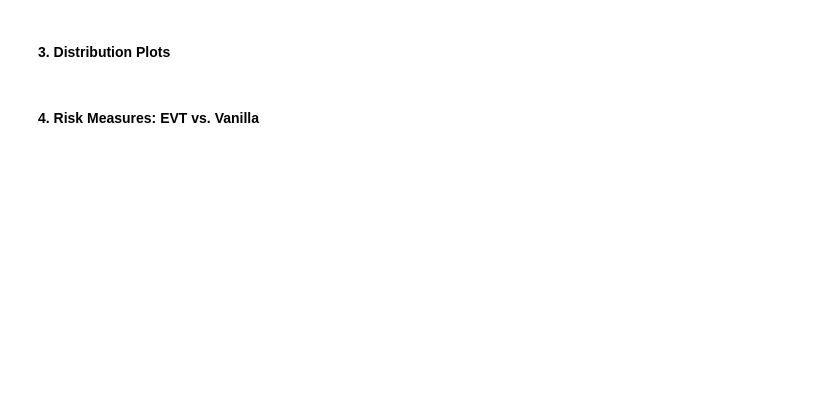
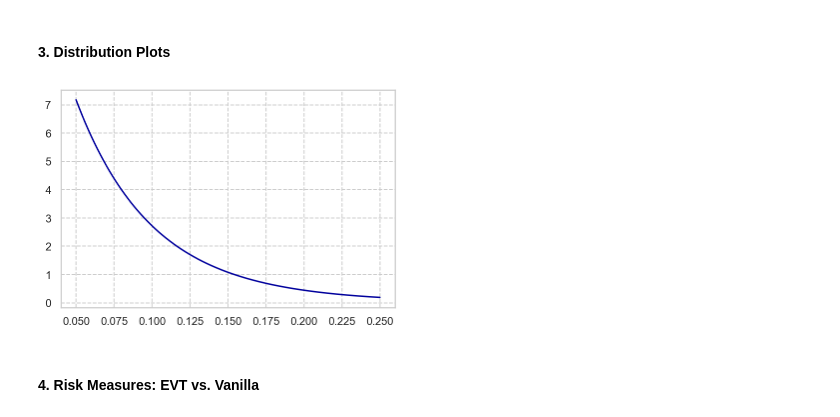
Before and after one commit to Sinbad-The-Sailor/Financial-Mathematics-Notebooks, a Jupyter notebook: extreme_value_theory.ipynb, the cells around one changed output. Saved outputs shown, nothing was run; the diff lists cells and outputs as text; code cells hidden in the pictures; blank space fills up the shorter version.

```diff
--- a/extreme_value_theory.ipynb
+++ b/extreme_value_theory.ipynb
@@ -83,0 +88,5 @@ In this case $N_u$ is the total number of losses exceeding the threshold $u$. Mo
+# %%
+losses = -spx_weekly_returns
+u = np.quantile(losses, 0.95)
+excess_losses = losses - u
+excess_losses = [l for l in excess_losses if l >=0]
@@ -84,4 +119,16 @@ In this case $N_u$ is the total number of losses exceeding the threshold $u$. Mo
 # %% [markdown]
 #### 3. Distribution Plots
+# %%
+def generalized_pareto_distribution_pdf(x: float, xi: float, beta: float) -> float:
+        return 1 / beta * (1 + xi * x/beta) ** (-1/xi - 1)
+# %%
+x = np.linspace(u+0.01, 0.25, 500)
+y = generalized_pareto_distribution_pdf(x, x[0], x[1])
+
+
+plt.plot(x, y)
+plt.show()
+# %% [output]
+[figure, added]
 # %% [markdown]
 #### 4. Risk Measures: EVT vs. Vanilla
```
Also changed, not shown: parts of 5 cells of this notebook.
